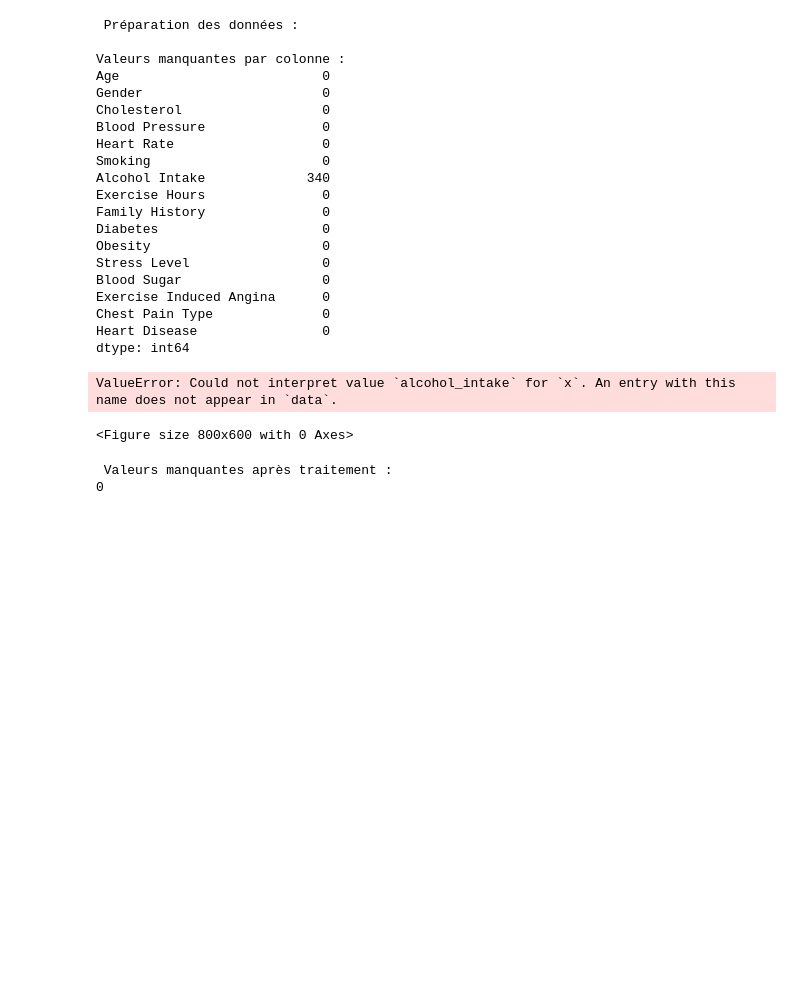
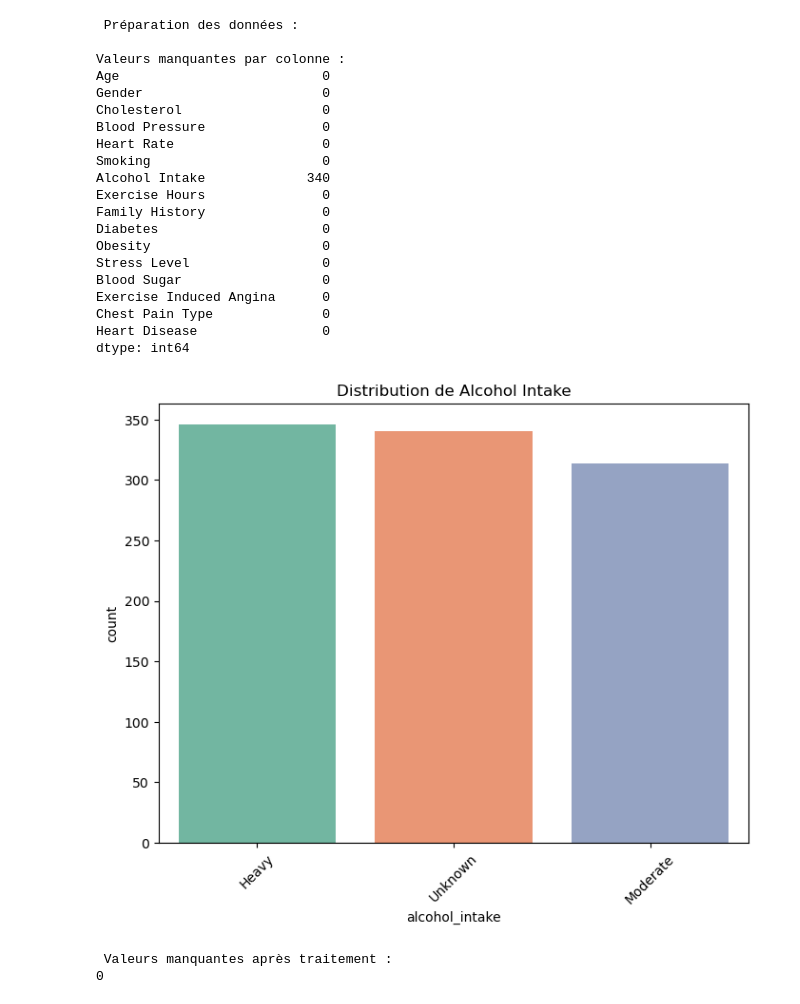
Before and after one commit to Mohamedhamed-ibnhadjmohamed/Pr-diction-des-Maladies-Cardiaques, a Jupyter notebook: notebooks/02_Modeling_Corrige.ipynb, the cells around one changed output. Saved outputs shown, nothing was run; the diff lists cells and outputs as text; code cells hidden in the pictures; blank space fills up the shorter version.

```diff
--- a/notebooks/02_Modeling_Corrige.ipynb
+++ b/notebooks/02_Modeling_Corrige.ipynb
@@ -80,25 +80,29 @@ Chest Pain Type              0
 Heart Disease                0
 dtype: int64
 # %%
+df.columns = df.columns.str.lower().str.strip().str.replace(" ", "_")
+
+# Nettoyage
+df['alcohol_intake'] = df['alcohol_intake'].replace('', 'Unknown')
+df['alcohol_intake'] = df['alcohol_intake'].fillna('Unknown')
+
+# Plot
 plt.figure(figsize=(8,6))
 
 sns.countplot(
     data=df,
     x='alcohol_intake',
     hue='alcohol_intake',
     palette='Set2',
     legend=False
 )
 
 plt.title("Distribution de Alcohol Intake")
-plt.xlabel("Alcohol Intake")
-plt.ylabel("Nombre")
+plt.xticks(rotation=45)
 
-plt.xticks(rotation=45)
 plt.show()
 # %% [output]
-ValueError: Could not interpret value `alcohol_intake` for `x`. An entry with this name does not appear in `data`.
-<Figure size 800x600 with 0 Axes>
+[figure, added]
 # %%
 # Remplir les valeurs manquantes
 # Pour les colonnes numériques : utiliser la médiane
```
Also changed, not shown: parts of 10 cells of this notebook, 3 other files.
